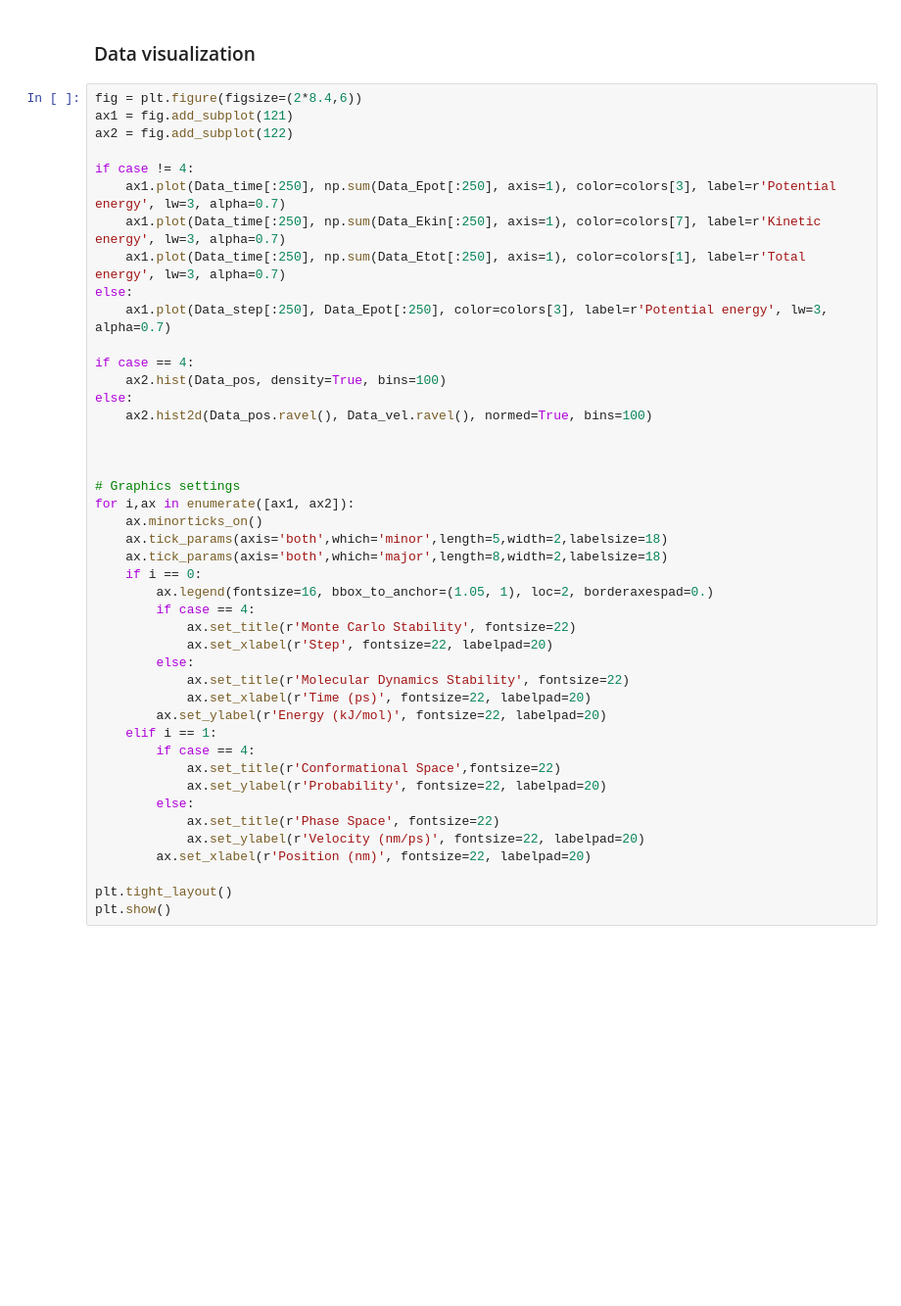
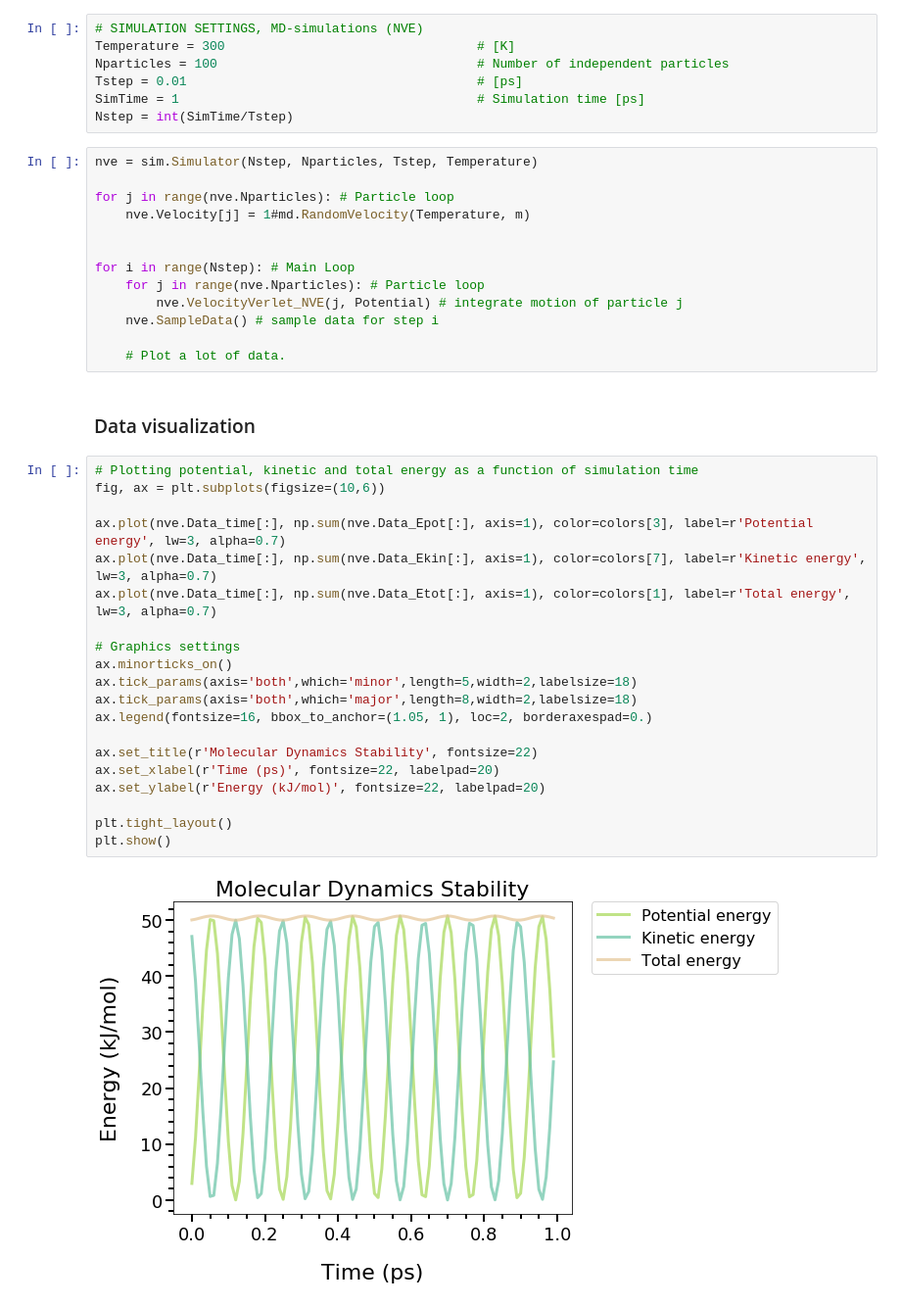
Before and after one commit to TeamOverkill/MD_lab, a Jupyter notebook: Part1_BarrierCrossing.ipynb, the cells around one changed output. Shown at 98% size. Saved outputs shown, nothing was run; the diff lists cells and outputs as text; blank space fills up the shorter version.

```diff
--- a/Part1_BarrierCrossing.ipynb
+++ b/Part1_BarrierCrossing.ipynb
@@ -303,46 +138,44 @@ for i in range(Nstep): # System loop
+# %%
+# SIMULATION SETTINGS, MD-simulations (NVE)
+Temperature = 300                                 # [K]
+Nparticles = 100                                  # Number of independent particles
+Tstep = 0.01                                      # [ps]
+SimTime = 1                                       # Simulation time [ps]
+Nstep = int(SimTime/Tstep)
+# %%
+nve = sim.Simulator(Nstep, Nparticles, Tstep, Temperature)
+
+for j in range(nve.Nparticles): # Particle loop
+    nve.Velocity[j] = 1#md.RandomVelocity(Temperature, m)
+
+
+for i in range(Nstep): # Main Loop
+    for j in range(nve.Nparticles): # Particle loop
+        nve.VelocityVerlet_NVE(j, Potential) # integrate motion of particle j
+    nve.SampleData() # sample data for step i
+
+    # Plot a lot of data.
 # %% [markdown]
 ### Data visualization
 # %%
-fig = plt.figure(figsize=(2*8.4,6))
-ax1 = fig.add_subplot(121)
-ax2 = fig.add_subplot(122)
+# Plotting potential, kinetic and total energy as a function of simulation time
+fig, ax = plt.subplots(figsize=(10,6))
 
-if case != 4:
-    ax1.plot(Data_time[:250], np.sum(Data_Epot[:250], axis=1), color=colors[3], label=r'Potential energy', lw=3, alpha=0.7)
-    ax1.plot(Data_time[:250], np.sum(Data_Ekin[:250], axis=1), color=colors[7], label=r'Kinetic energy', lw=3, alpha=0.7)
-    ax1.plot(Data_time[:250], np.sum(Data_Etot[:250], axis=1), color=colors[1], label=r'Total energy', lw=3, alpha=0.7)
-else:
-    ax1.plot(Data_step[:250], Data_Epot[:250], color=colors[3], label=r'Potential energy', lw=3, alpha=0.7)
-
-if case == 4:
-    ax2.hist(Data_pos, density=True, bins=100)
-else:
-    ax2.hist2d(Data_pos.ravel(), Data_vel.ravel(), normed=True, bins=100)
-
-
+ax.plot(nve.Data_time[:], np.sum(nve.Data_Epot[:], axis=1), color=colors[3], label=r'Potential energy', lw=3, alpha=0.7)
+ax.plot(nve.Data_time[:], np.sum(nve.Data_Ekin[:], axis=1), color=colors[7], label=r'Kinetic energy', lw=3, alpha=0.7)
+ax.plot(nve.Data_time[:], np.sum(nve.Data_Etot[:], axis=1), color=colors[1], label=r'Total energy', lw=3, alpha=0.7)
 
 # Graphics settings
-for i,ax in enumerate([ax1, ax2]):
-    ax.minorticks_on()
-    ax.tick_params(axis='both',which='minor',length=5,width=2,labelsize=18)
-    ax.tick_params(axis='both',which='major',length=8,width=2,labelsize=18)
-    if i == 0:
-        ax.legend(fontsize=16, bbox_to_anchor=(1.05, 1), loc=2, borderaxespad=0.)
-        if case == 4:
-            ax.set_title(r'Monte Carlo Stability', fontsize=22)
-            ax.set_xlabel(r'Step', fontsize=22, labelpad=20)
-        else:
-            ax.set_title(r'Molecular Dynamics Stability', fontsize=22)
-            ax.set_xlabel(r'Time (ps)', fontsize=22, labelpad=20)
-        ax.set_ylabel(r'Energy (kJ/mol)', fontsize=22, labelpad=20)
-    elif i == 1:
-        if case == 4:
-            ax.set_title(r'Conformational Space',fontsize=22)
-            ax.set_ylabel(r'Probability', fontsize=22, labelpad=20)
-        else:
-            ax.set_title(r'Phase Space', fontsize=22)
-            ax.set_ylabel(r'Velocity (nm/ps)', fontsize=22, labelpad=20)
-        ax.set_xlabel(r'Position (nm)', fontsize=22, labelpad=20)
+ax.minorticks_on()
+ax.tick_params(axis='both',which='minor',length=5,width=2,labelsize=18)
+ax.tick_params(axis='both',which='major',length=8,width=2,labelsize=18)
+ax.legend(fontsize=16, bbox_to_anchor=(1.05, 1), loc=2, borderaxespad=0.)
+
+ax.set_title(r'Molecular Dynamics Stability', fontsize=22)
+ax.set_xlabel(r'Time (ps)', fontsize=22, labelpad=20)
+ax.set_ylabel(r'Energy (kJ/mol)', fontsize=22, labelpad=20)
 
 plt.tight_layout()
 plt.show()
+# %% [output]
+[figure, added]
```
Also changed, not shown: parts of 29 cells of this notebook, 4 other files.
